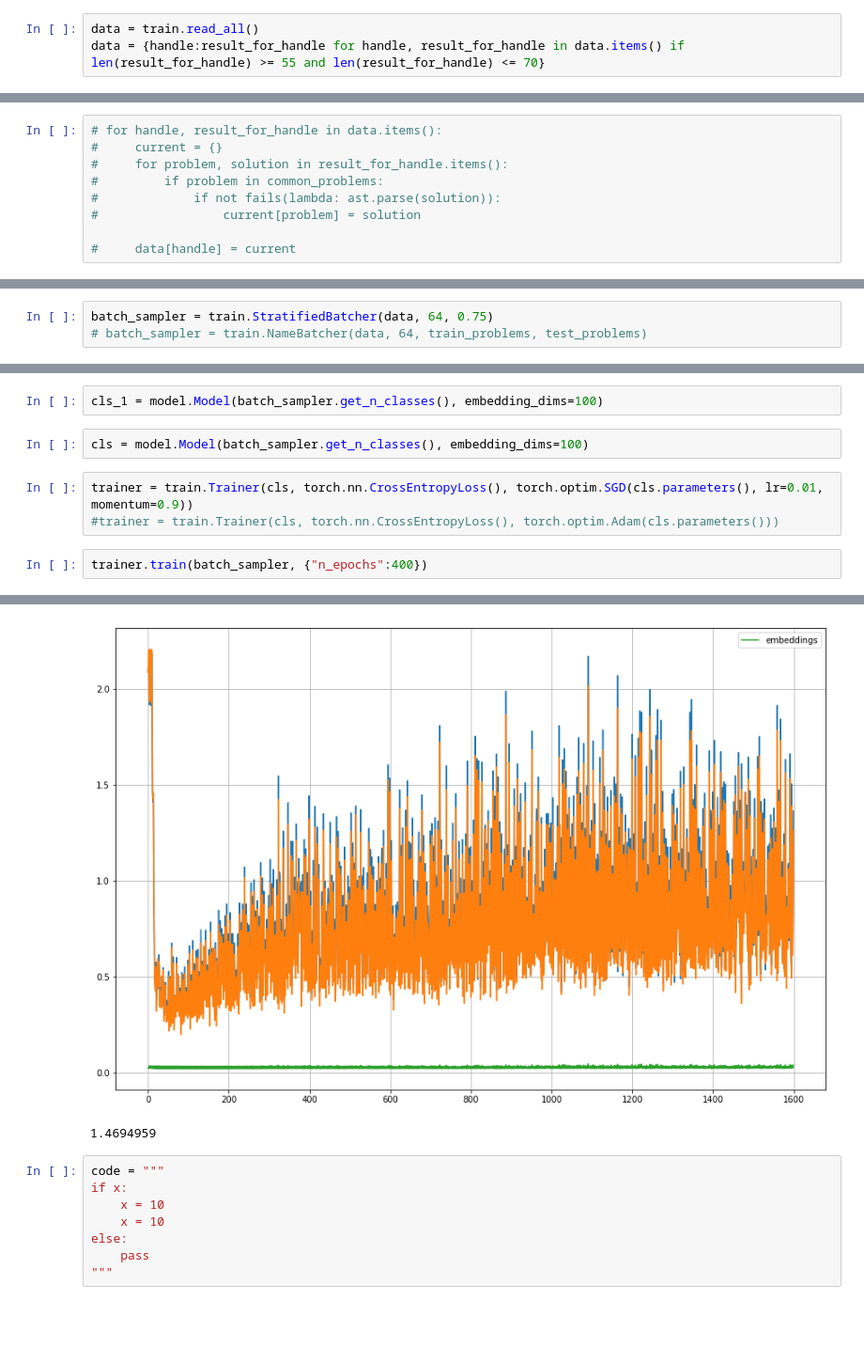
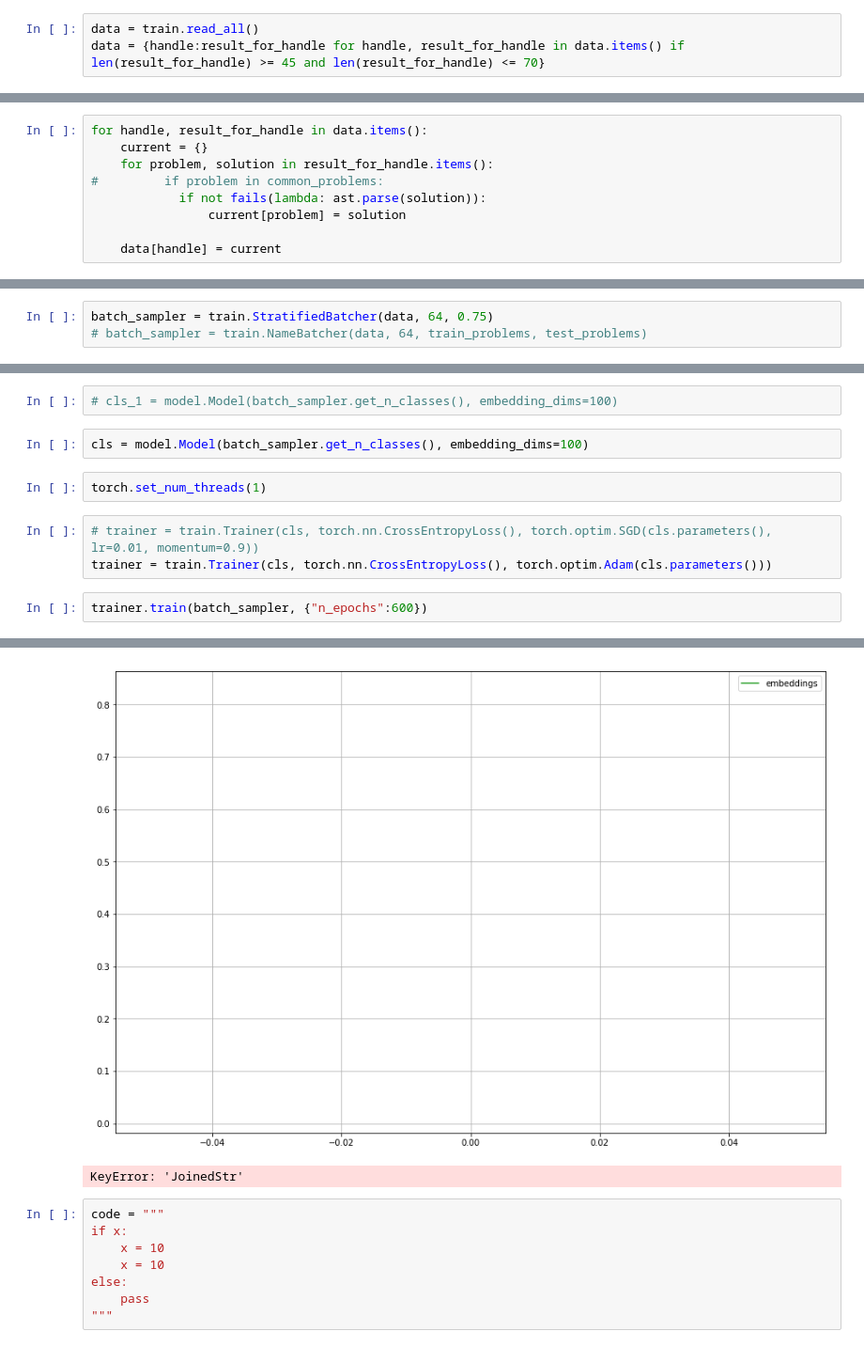
Before and after one commit to itasarom/authorship_attribution, a Jupyter notebook: debug-Copy1.ipynb, the cells around one changed output, grey strips where cells are left out. Shown at 94% size. Cells and saved outputs as stored; diff of their text form; blank space fills up the shorter version.

```diff
--- a/debug-Copy1.ipynb
+++ b/debug-Copy1.ipynb
@@ -19,5 +21,5 @@ def fails(func):
         return True
 # %%
 data = train.read_all()
-data = {handle:result_for_handle for handle, result_for_handle in data.items() if len(result_for_handle) >= 55 and len(result_for_handle) <= 70}
+data = {handle:result_for_handle for handle, result_for_handle in data.items() if len(result_for_handle) >= 45 and len(result_for_handle) <= 70}
 # %%
@@ -152,14 +154,14 @@ common_problems = [
 # %%
 # train_problems
 # %%
-# for handle, result_for_handle in data.items():
-#     current = {}
-#     for problem, solution in result_for_handle.items():
+for handle, result_for_handle in data.items():
+    current = {}
+    for problem, solution in result_for_handle.items():
 #         if problem in common_problems:
-#             if not fails(lambda: ast.parse(solution)):
-#                 current[problem] = solution
+            if not fails(lambda: ast.parse(solution)):
+                current[problem] = solution
 
-#     data[handle] = current
+    data[handle] = current
 # %%
 # for handle, result_for_handle in data.items():
 #     current = {}
@@ -197,10 +201,12 @@ np.unique(batch_sampler.y_test, return_counts=True)
 # %%
-cls_1 = model.Model(batch_sampler.get_n_classes(), embedding_dims=100)
+# cls_1 = model.Model(batch_sampler.get_n_classes(), embedding_dims=100)
 # %%
 cls = model.Model(batch_sampler.get_n_classes(), embedding_dims=100)
+# %%
+torch.set_num_threads(1)
 # %%
-trainer = train.Trainer(cls, torch.nn.CrossEntropyLoss(), torch.optim.SGD(cls.parameters(), lr=0.01, momentum=0.9))
-#trainer = train.Trainer(cls, torch.nn.CrossEntropyLoss(), torch.optim.Adam(cls.parameters()))
+# trainer = train.Trainer(cls, torch.nn.CrossEntropyLoss(), torch.optim.SGD(cls.parameters(), lr=0.01, momentum=0.9))
+trainer = train.Trainer(cls, torch.nn.CrossEntropyLoss(), torch.optim.Adam(cls.parameters()))
 # %%
-trainer.train(batch_sampler, {"n_epochs":400})
+trainer.train(batch_sampler, {"n_epochs":600})
 # %% [output]
@@ -211,5 +217,5 @@ trainer.train(batch_sampler, {"n_epochs":400})
-[figure, old version]
+[figure, new version]
-1.4694959
+KeyError: 'JoinedStr'
 # %%
 code = """
 if x:
```
Also changed, not shown: parts of 9 cells of this notebook, 3 other files.
